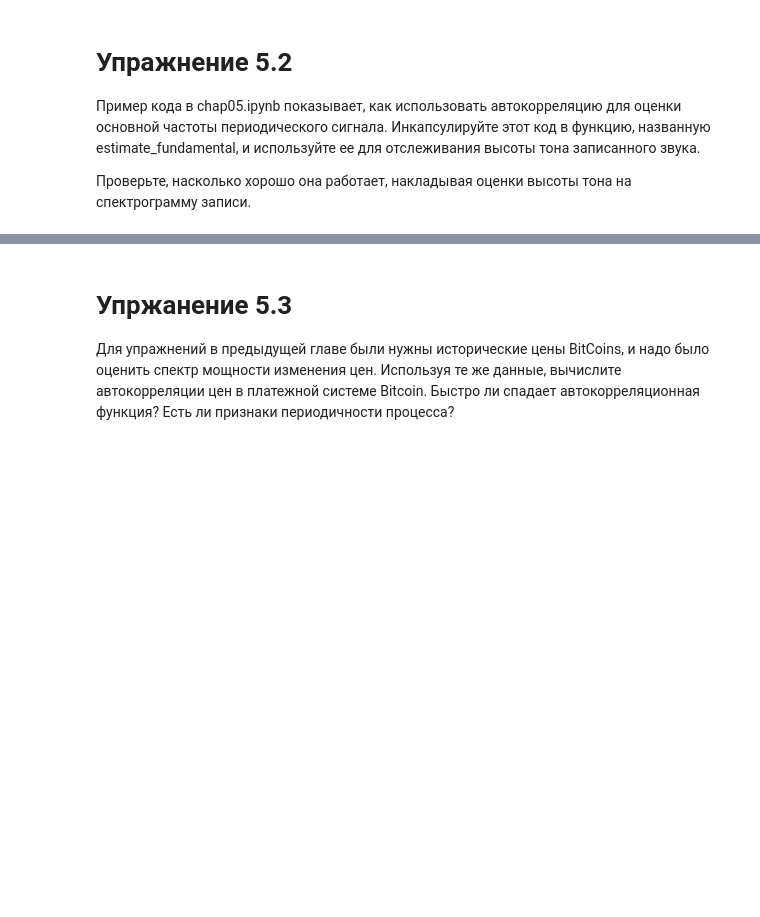
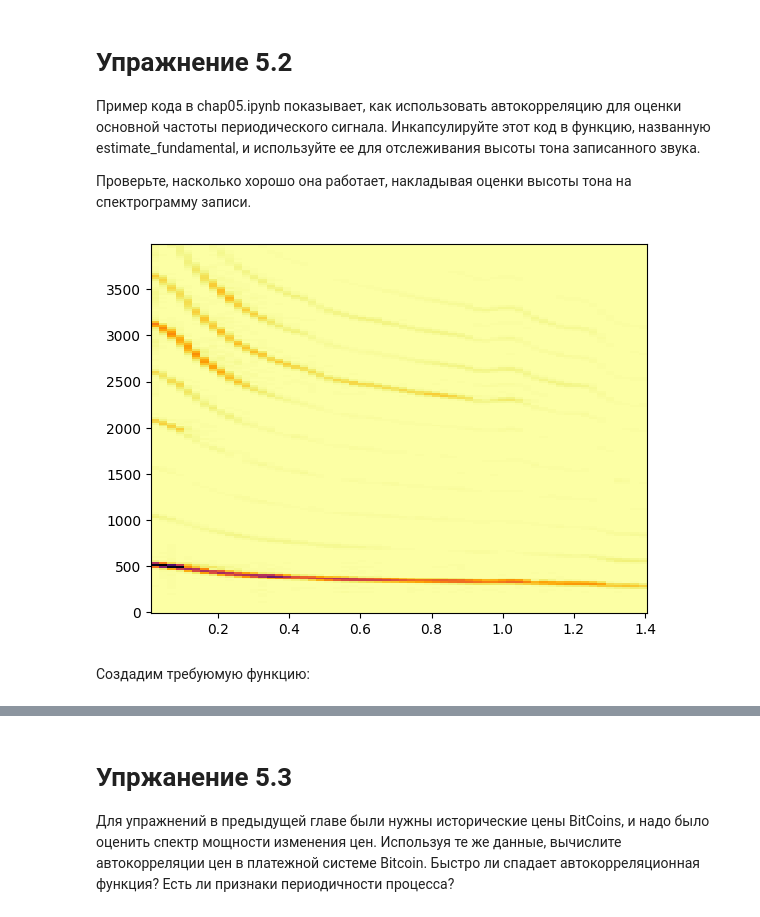
Before and after one commit to DmitReiCat/SPBSTU-Telecom-Labs, a Jupyter notebook: chap05/chap05.ipynb, the cells around one changed output, grey strips where cells are left out. Drawn from its saved outputs; the diff is of its cells as text; code cells hidden in the pictures; blank space fills up the shorter version.

```diff
--- a/chap05/chap05.ipynb
+++ b/chap05/chap05.ipynb
@@ -120,5 +115,11 @@ spectrum = segment.make_spectrum().plot(high = 1000)
 Инкапсулируйте этот код в функцию, названную estimate_fundamental, и используйте ее для отслеживания высоты тона записанного звука.
 
 Проверьте, насколько хорошо она работает, накладывая оценки высоты тона на спектрограмму записи.
+# %%
+wave.make_spectrogram(2048).plot(high=4000)
+# %% [output]
+[figure, added]
+# %% [markdown]
+Создадим требуюмую функцию:
 # %%
 def estimate_fundamental(segment, low=50, high=200):
```
Also changed, not shown: parts of 35 cells of this notebook, 1 other file.
